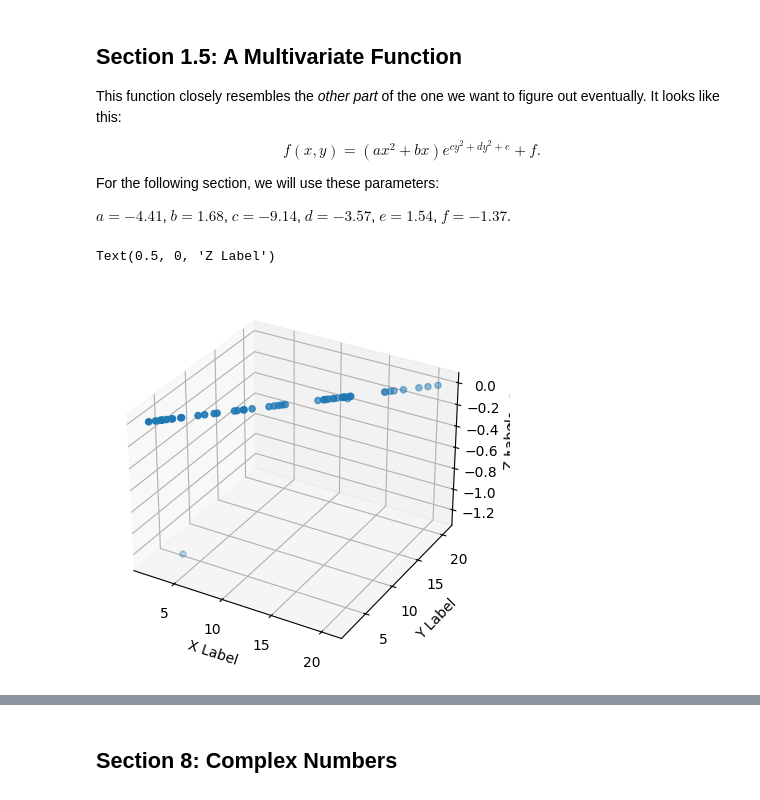
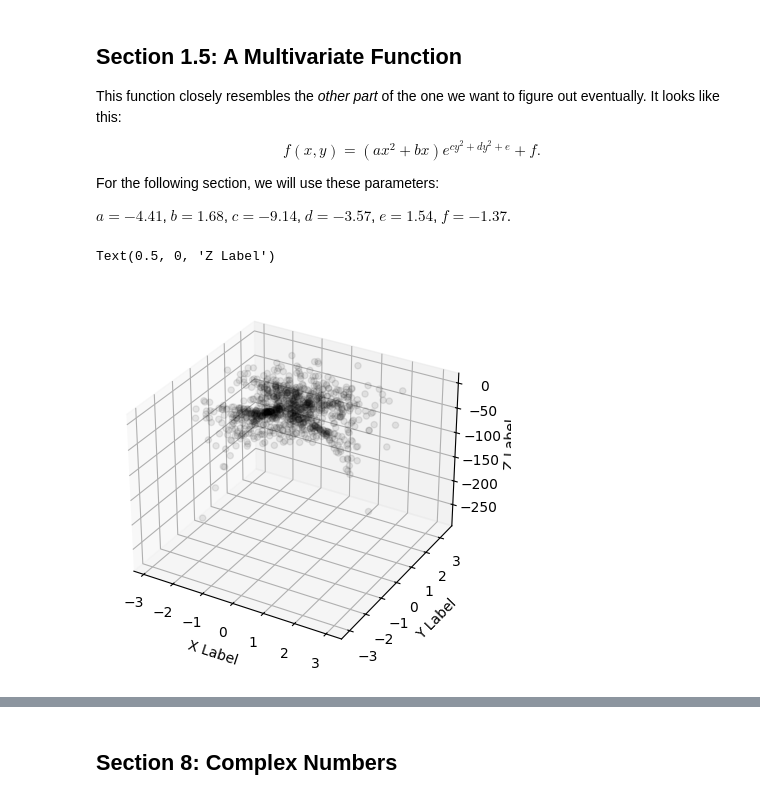
Before and after one commit to MidnightExcursion/Understanding_SymReg, a Jupyter notebook: app/notebooks/understanding_pysrregressor.ipynb, the cells around one changed output, grey strips where cells are left out. Cells and saved outputs as stored; diff of their text form; code cells hidden in the pictures.

```diff
--- a/app/notebooks/understanding_pysrregressor.ipynb
+++ b/app/notebooks/understanding_pysrregressor.ipynb
@@ -457,19 +487,18 @@ For the following section, we will use these parameters:
 
 $a = -4.41$, $b = 1.68$, $c = -9.14$, $d = -3.57$, $e = 1.54$, $f = -1.37$.
 # %%
-x_data_section_1_5 = np.array([20 * np.random.random() + 1 for i in range(0, 50)])
-y_data_section_1_5 = np.array([20 * np.random.random() + 1 for i in range(0, 50)])
-z_data_section_1_5 = (-4.41 * x_data_section_1_5**2 + 1.68 * x_data_section_1_5) * np.exp(-9.14 * y_data_section_1_5**2 - 3.57 * y_data_section_1_5 + 1.54) - 1.37
+x_data_section_1_5 = np.random.randn(1000, 2)
+z_data_section_1_5 = (-4.41 * x_data_section_1_5[:, 0]**2 + 1.68 * x_data_section_1_5[:, 0]) * np.exp(-9.14 * x_data_section_1_5[:, 1]**2 - 3.57 * x_data_section_1_5[:, 1] + 1.54) - 1.37
 
 
 fig = plt.figure()
 ax = fig.add_subplot(projection='3d')
 
-ax.scatter(x_data_section_1_5, x_data_section_1_5, z_data_section_1_5)
+ax.scatter(x_data_section_1_5[:, 0], x_data_section_1_5[:, 1], z_data_section_1_5, color = 'black', alpha = 0.08)
 
 ax.set_xlabel('X Label')
 ax.set_ylabel('Y Label')
 ax.set_zlabel('Z Label')
 # %% [output]
 Text(0.5, 0, 'Z Label')
-[figure, old version]
+[figure, new version]
```
Also changed, not shown: parts of 8 cells of this notebook.
